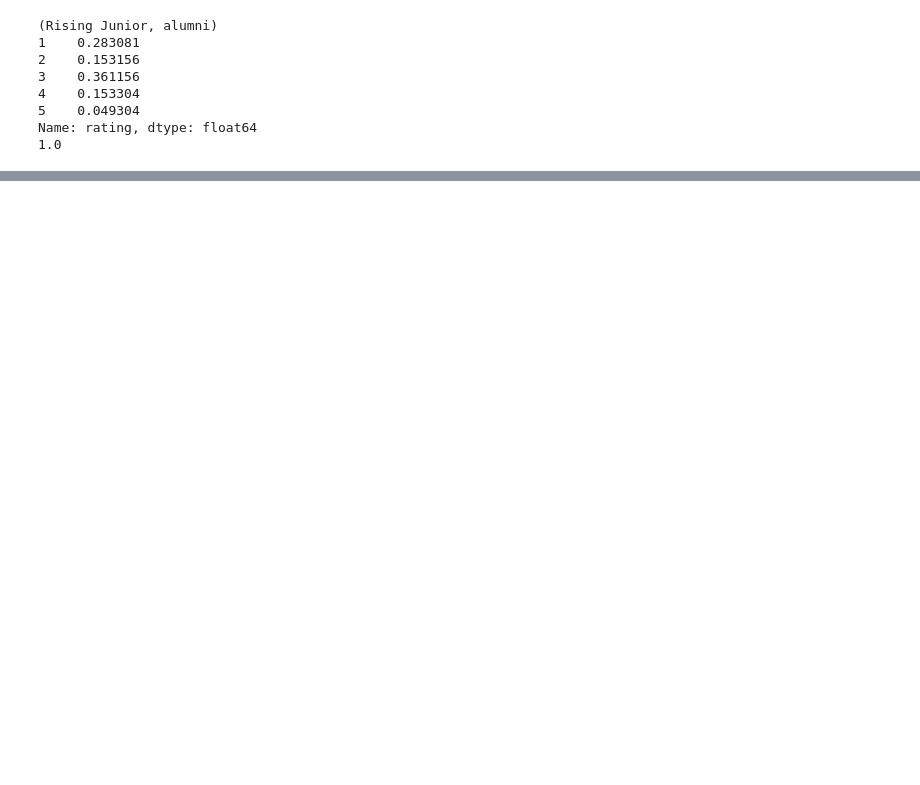
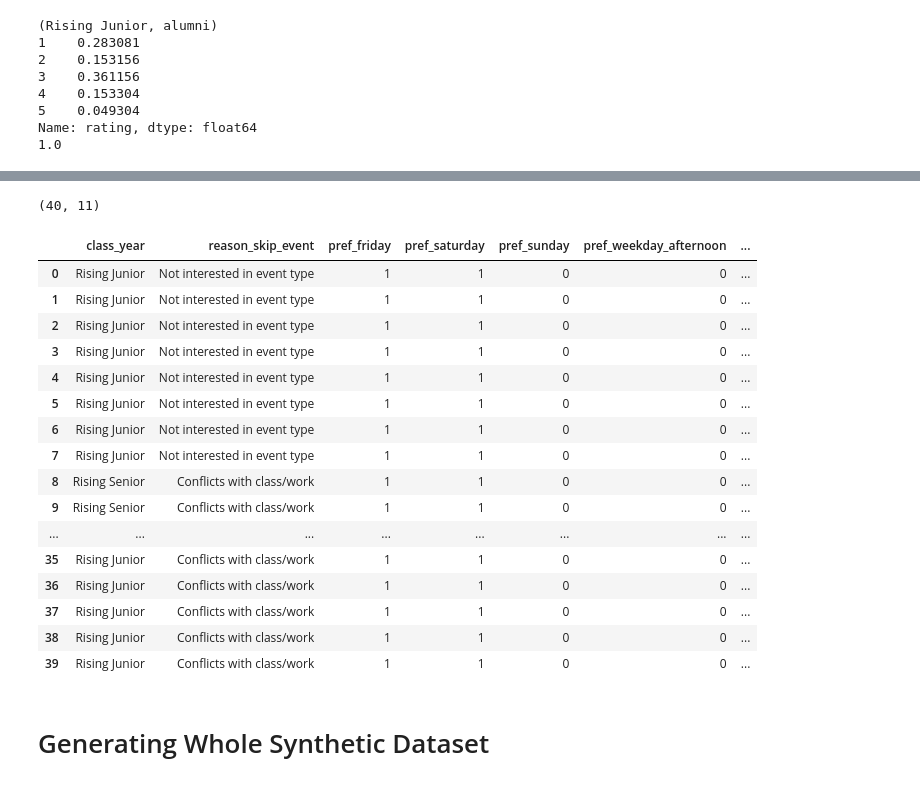
Before and after one commit to KevinWehrle/fiji-event-engagement-analytics, a Jupyter notebook: notebooks/eda.ipynb, the cells around one changed output, grey strips where cells are left out. Cells and saved outputs as stored; diff of their text form; code cells hidden in the pictures; blank space fills up the shorter version.

Commit message:
Add working synthetic data generator, tested on 5-person batch

```diff
--- a/notebooks/eda.ipynb
+++ b/notebooks/eda.ipynb
@@ -693,0 +829,31 @@ Name: rating, dtype: float64
+# %%
+def generate_synthetic_person(real_df, event_types):
+    """
+    Picks one random real person's profile, generates new synthetic ratings,
+    and returns a long-format DataFrame (8 rows) for that synthetic person.
+    """
+    person = real_df.sample(n=1).iloc[0]
+    new_ratings = generate_synthetic_ratings(person, event_types)
+
+    rows = []
+    for event_type, rating in new_ratings.items():
+        row = {
+            'class_year': person['class_year'],
+            'reason_skip_event': person['reason_skip_event'],
+            'pref_friday': person['pref_friday'],
+            'pref_saturday': person['pref_saturday'],
+            'pref_sunday': person['pref_sunday'],
+            'pref_weekday_afternoon': person['pref_weekday_afternoon'],
+            'pref_weekday_evening': person['pref_weekday_evening'],
+            'events_attended_ordinal': person['events_attended_ordinal'],
+            'event_type': event_type,
+            'rating': rating,
+            'is_synthetic': True
+        }
+        rows.append(row)
+
+    return pd.DataFrame(rows)
+
+# Test on one synthetic person
+test_person_df = generate_synthetic_person(df, event_types)
+test_person_df
@@ -693,0 +870,34 @@ Name: rating, dtype: float64
+# %%
+def generate_synthetic_dataset(real_df, event_types, n_people):
+    """
+    Generates a full synthetic dataset by creating n_people synthetic people,
+    each with 8 rows (one per event_type), and combining them into one DataFrame.
+    """
+    all_people = [generate_synthetic_person(real_df, event_types) for _ in range(n_people)]
+    return pd.concat(all_people, ignore_index=True)
+
+# Generate a small test batch
+synthetic_test = generate_synthetic_dataset(df, event_types, n_people=5)
+print(synthetic_test.shape)
+synthetic_test
+# %% [output]
+(40, 11)
+|  | class_year | reason_skip_event | pref_friday | pref_saturday | pref_sunday | pref_weekday_afternoon | ... |
+| 0 | Rising Junior | Not interested in event type | 1 | 1 | 0 | 0 | ... |
+| 1 | Rising Junior | Not interested in event type | 1 | 1 | 0 | 0 | ... |
+| 2 | Rising Junior | Not interested in event type | 1 | 1 | 0 | 0 | ... |
+| 3 | Rising Junior | Not interested in event type | 1 | 1 | 0 | 0 | ... |
+| 4 | Rising Junior | Not interested in event type | 1 | 1 | 0 | 0 | ... |
+| 5 | Rising Junior | Not interested in event type | 1 | 1 | 0 | 0 | ... |
+| 6 | Rising Junior | Not interested in event type | 1 | 1 | 0 | 0 | ... |
+| 7 | Rising Junior | Not interested in event type | 1 | 1 | 0 | 0 | ... |
+| 8 | Rising Senior | Conflicts with class/work | 1 | 1 | 0 | 0 | ... |
+| 9 | Rising Senior | Conflicts with class/work | 1 | 1 | 0 | 0 | ... |
+| ... | ... | ... | ... | ... | ... | ... | ... |
+| 35 | Rising Junior | Conflicts with class/work | 1 | 1 | 0 | 0 | ... |
+| 36 | Rising Junior | Conflicts with class/work | 1 | 1 | 0 | 0 | ... |
+| 37 | Rising Junior | Conflicts with class/work | 1 | 1 | 0 | 0 | ... |
+| 38 | Rising Junior | Conflicts with class/work | 1 | 1 | 0 | 0 | ... |
+| 39 | Rising Junior | Conflicts with class/work | 1 | 1 | 0 | 0 | ... |
+# %% [markdown]
+# Generating Whole Synthetic Dataset #
```
Also changed, not shown: parts of 14 cells of this notebook.
